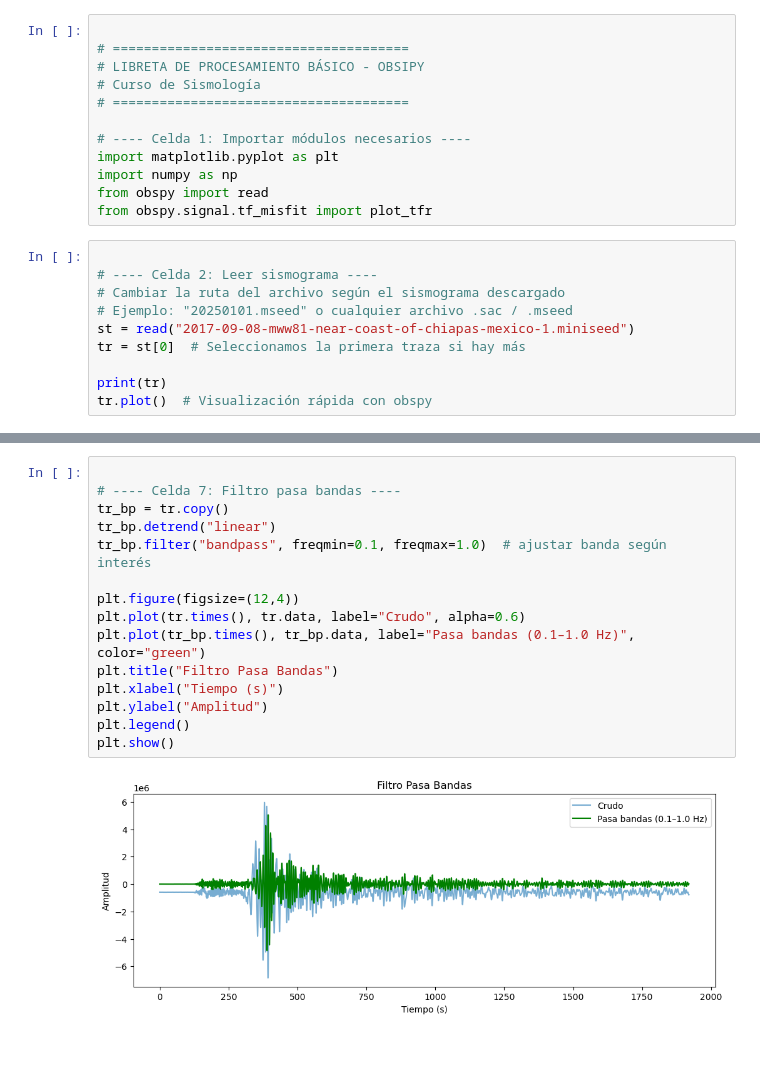
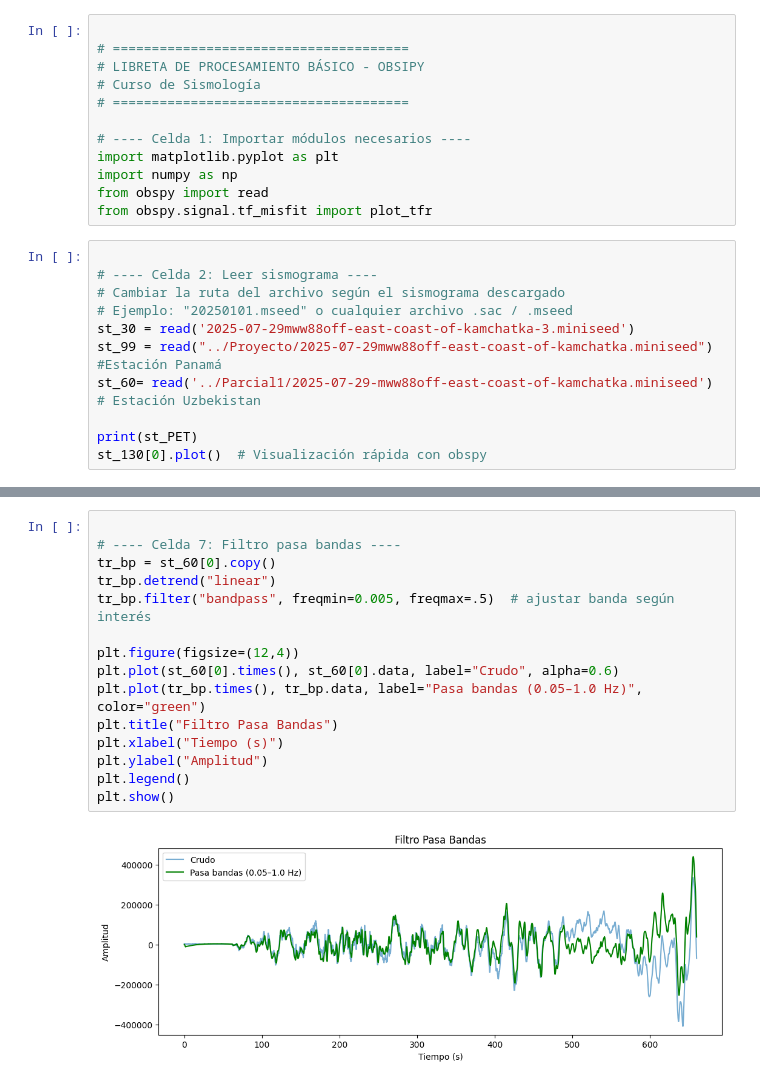
Before and after one commit to lsperezm/Sismologia_Sismica, a Jupyter notebook: SismologiaGIT/Actividad4/filtros.ipynb, the cells around one changed output, grey strips where cells are left out. Drawn from its saved outputs; the diff is of its cells as text; blank space fills up the shorter version.

```diff
--- a/SismologiaGIT/Actividad4/filtros.ipynb
+++ b/SismologiaGIT/Actividad4/filtros.ipynb
@@ -15,9 +15,10 @@ from obspy.signal.tf_misfit import plot_tfr
 # ---- Celda 2: Leer sismograma ----
 # Cambiar la ruta del archivo según el sismograma descargado
 # Ejemplo: "20250101.mseed" o cualquier archivo .sac / .mseed
-st = read("2017-09-08-mww81-near-coast-of-chiapas-mexico-1.miniseed")
-tr = st[0]  # Seleccionamos la primera traza si hay más
+st_30 = read('2025-07-29mww88off-east-coast-of-kamchatka-3.miniseed')
+st_99 = read("../Proyecto/2025-07-29mww88off-east-coast-of-kamchatka.miniseed") #Estación Panamá
+st_60= read('../Parcial1/2025-07-29-mww88off-east-coast-of-kamchatka.miniseed') # Estación Uzbekistan
 
-print(tr)
-tr.plot()  # Visualización rápida con obspy
+print(st_PET)
+st_130[0].plot()  # Visualización rápida con obspy
 # %% [output]
@@ -85,17 +148,17 @@ plt.show()
 # %%
 
 # ---- Celda 7: Filtro pasa bandas ----
-tr_bp = tr.copy()
+tr_bp = st_60[0].copy()
 tr_bp.detrend("linear")
-tr_bp.filter("bandpass", freqmin=0.1, freqmax=1.0)  # ajustar banda según interés
+tr_bp.filter("bandpass", freqmin=0.005, freqmax=.5)  # ajustar banda según interés
 
 plt.figure(figsize=(12,4))
-plt.plot(tr.times(), tr.data, label="Crudo", alpha=0.6)
-plt.plot(tr_bp.times(), tr_bp.data, label="Pasa bandas (0.1–1.0 Hz)", color="green")
+plt.plot(st_60[0].times(), st_60[0].data, label="Crudo", alpha=0.6)
+plt.plot(tr_bp.times(), tr_bp.data, label="Pasa bandas (0.05–1.0 Hz)", color="green")
 plt.title("Filtro Pasa Bandas")
 plt.xlabel("Tiempo (s)")
 plt.ylabel("Amplitud")
 plt.legend()
 plt.show()
 # %% [output]
-[figure, old version]
+[figure, new version]
```
Also changed, not shown: parts of 11 cells of this notebook, 6 other files.
